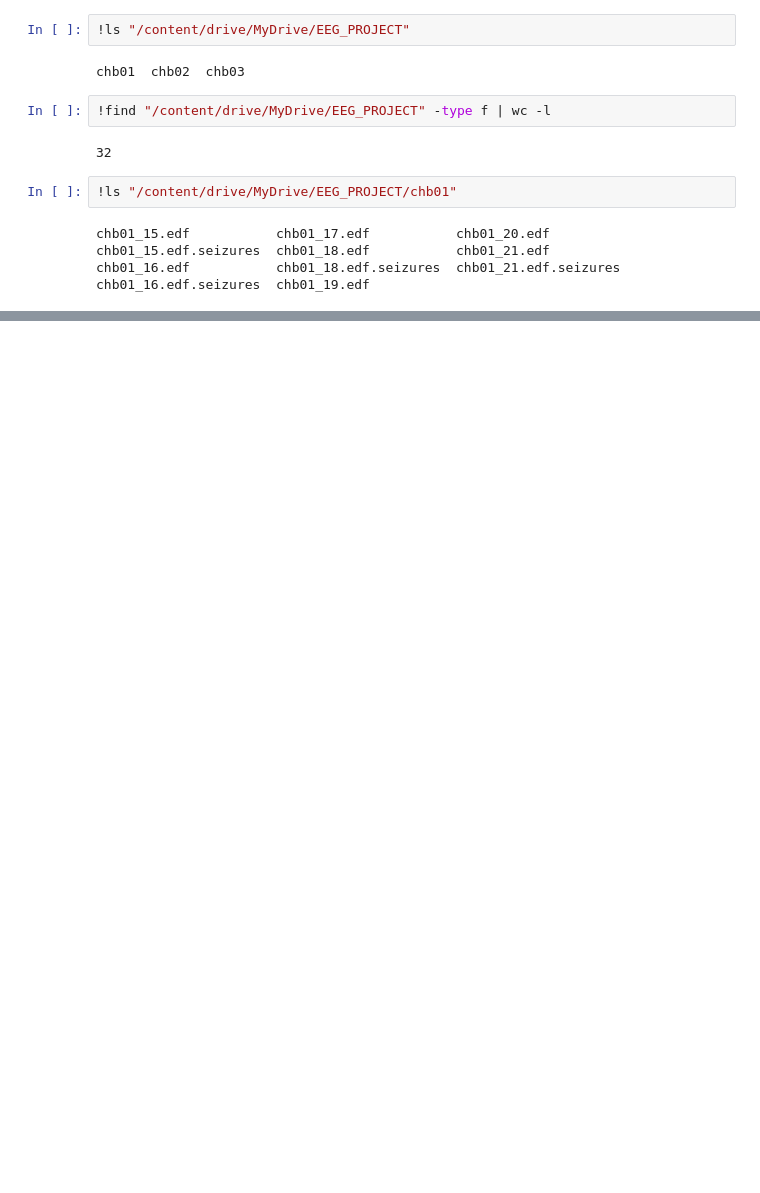
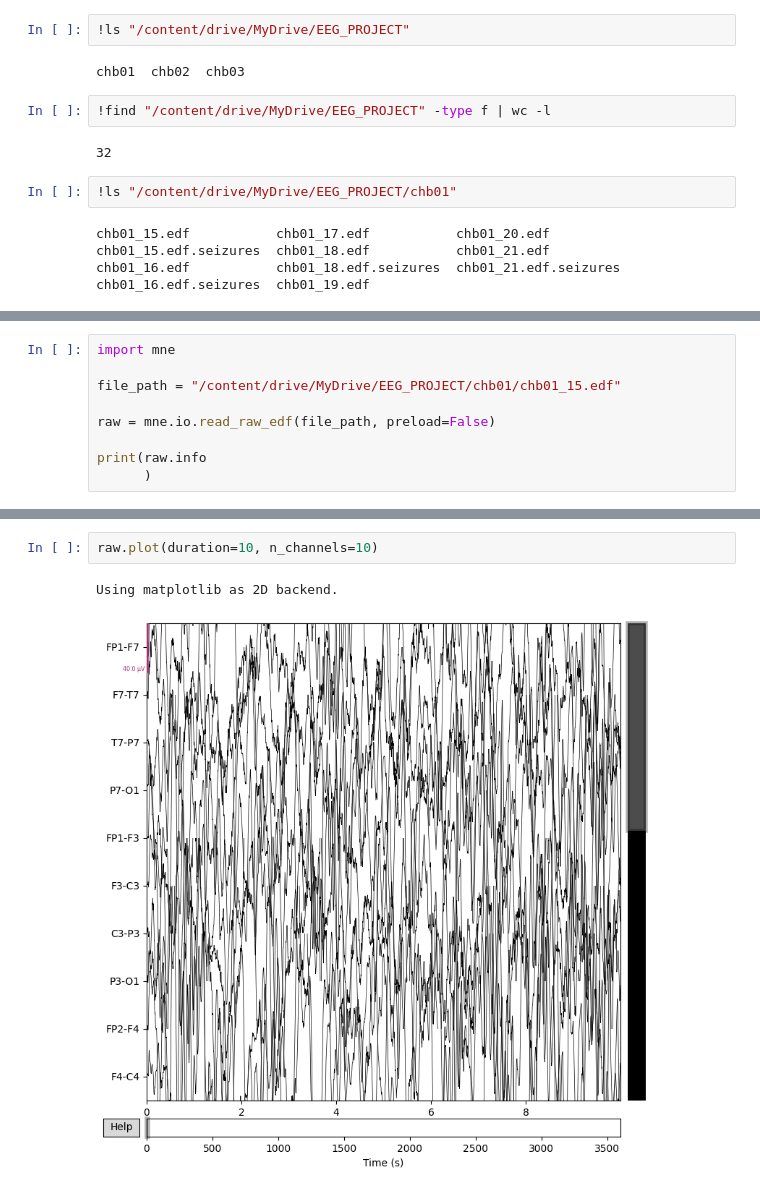
Before and after one commit to pinkprincess536/neurotriage, a Jupyter notebook: eeg.ipynb, the cells around one changed output, grey strips where cells are left out. Drawn from its saved outputs; the diff is of its cells as text; blank space fills up the shorter version.

```diff
--- a/eeg.ipynb
+++ b/eeg.ipynb
@@ -161,0 +177,9 @@ chb01_16.edf.seizures  chb01_19.edf
+# %%
+import mne
+
+file_path = "/content/drive/MyDrive/EEG_PROJECT/chb01/chb01_15.edf"
+
+raw = mne.io.read_raw_edf(file_path, preload=False)
+
+print(raw.info
+      )
@@ -161,0 +203,5 @@ chb01_16.edf.seizures  chb01_19.edf
+# %%
+raw.plot(duration=10, n_channels=10)
+# %% [output]
+Using matplotlib as 2D backend.
+[figure, added]
```
Also changed, not shown: parts of 14 cells of this notebook.
